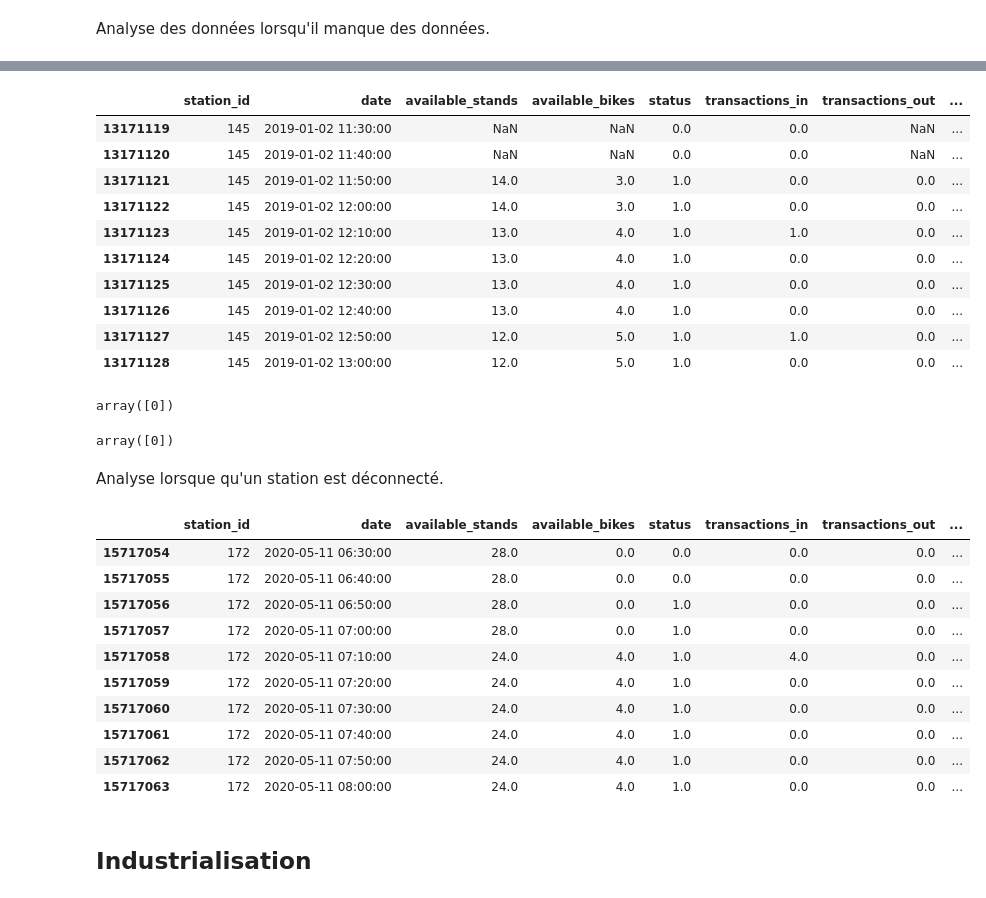
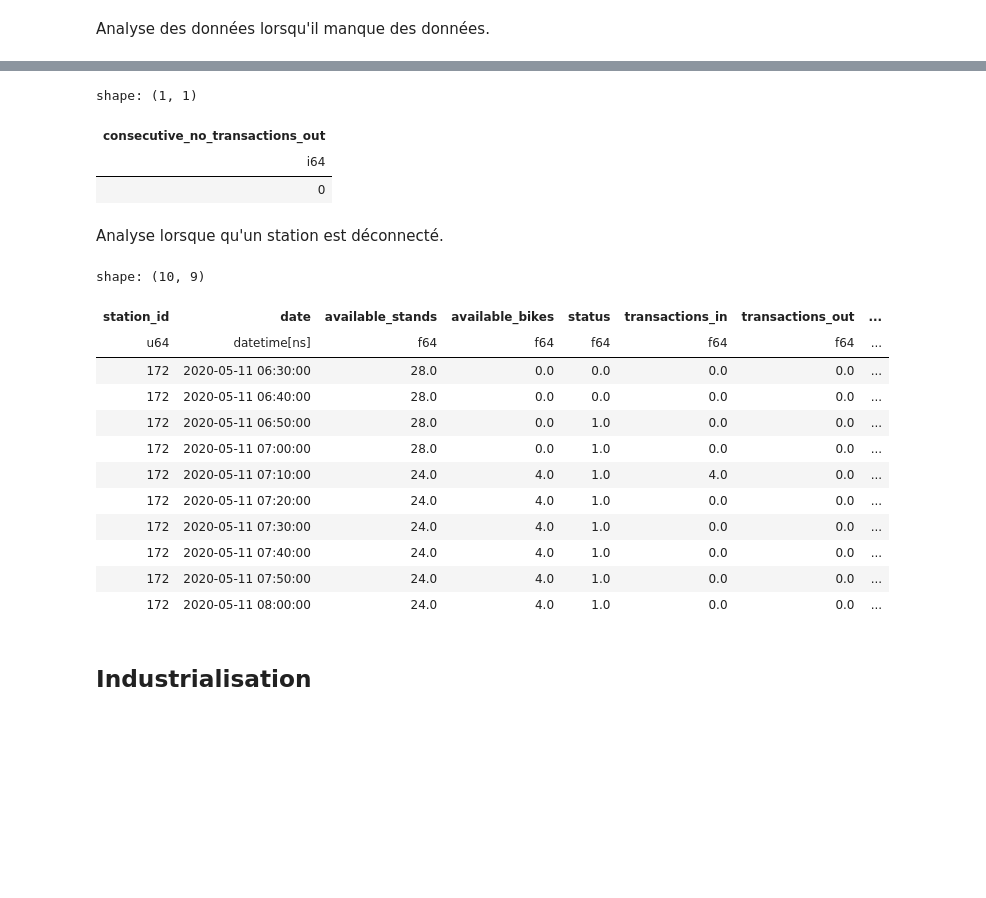
Before and after one commit to armgilles/vcub_keeper, a Jupyter notebook: notebooks/02_Features/04_consecutive_no_transactions_out #10.ipynb, the cells around one changed output, grey strips where cells are left out. Cells and saved outputs as stored; diff of their text form; code cells hidden in the pictures; blank space fills up the shorter version.

```diff
--- a/notebooks/02_Features/04_consecutive_no_transactions_out #10.ipynb
+++ b/notebooks/02_Features/04_consecutive_no_transactions_out #10.ipynb
@@ -112,19 +112,0 @@ ts_activity.with_columns(
-# %%
-ts_activity = ts_activity.with_columns(
-    pl.int_ranges(
-        pl.when(
-            (pl.col("transactions_out").shift() == 1)
-            & (pl.col("status") == 1)
-            & (pl.col("available_stands").is_not_null())
-        )
-        .then(1)
-        .otherwise(pl.col("transactions_out"))  # The 0/1 null logic
-        #   .fill_null(0)                                              #
-        .rle_id()  # id of each run/steak
-        .over("station_id")  #     over each group
-        .rle()  # find the length of each run/streak
-        .struct.field("len")  #    extract the length
-    )
-    .flatten()
-    .alias("consecutive_no_transactions_out")
-)
@@ -385,3 +118,9 @@ ts_activity[91650:91660]
+# %%
+# %%timeit
+# new_fonction_pl(ts_activity)
+# 340 ms ± 1.76 ms per loop (mean ± std. dev. of 7 runs, 1 loop each)
+
+ts_activity = new_fonction_pl(ts_activity)
 # %% [markdown]
 Analyse des données lorsqu'il manque des données.
 # %%
@@ -409,41 +154,28 @@ ts_activity[
-# %%
-ts_activity[(ts_activity["station_id"] == station_id) & (ts_activity["date"] >= "2019-01-02 11:30")].head(10)
-# %% [output]
-|  | station_id | date | available_stands | available_bikes | status | transactions_in | transactions_out | ... |
-| 13171119 | 145 | 2019-01-02 11:30:00 | NaN | NaN | 0.0 | 0.0 | NaN | ... |
-| 13171120 | 145 | 2019-01-02 11:40:00 | NaN | NaN | 0.0 | 0.0 | NaN | ... |
-| 13171121 | 145 | 2019-01-02 11:50:00 | 14.0 | 3.0 | 1.0 | 0.0 | 0.0 | ... |
-| 13171122 | 145 | 2019-01-02 12:00:00 | 14.0 | 3.0 | 1.0 | 0.0 | 0.0 | ... |
-| 13171123 | 145 | 2019-01-02 12:10:00 | 13.0 | 4.0 | 1.0 | 1.0 | 0.0 | ... |
-| 13171124 | 145 | 2019-01-02 12:20:00 | 13.0 | 4.0 | 1.0 | 0.0 | 0.0 | ... |
-| 13171125 | 145 | 2019-01-02 12:30:00 | 13.0 | 4.0 | 1.0 | 0.0 | 0.0 | ... |
-| 13171126 | 145 | 2019-01-02 12:40:00 | 13.0 | 4.0 | 1.0 | 0.0 | 0.0 | ... |
-| 13171127 | 145 | 2019-01-02 12:50:00 | 12.0 | 5.0 | 1.0 | 1.0 | 0.0 | ... |
-| 13171128 | 145 | 2019-01-02 13:00:00 | 12.0 | 5.0 | 1.0 | 0.0 | 0.0 | ... |
 # %%
-ts_activity[ts_activity["available_stands"].isna()].consecutive_no_transactions_out.unique()
+ts_activity.filter(pl.col("available_stands").is_null()).select("consecutive_no_transactions_out").unique()
 # %% [output]
-array([0])
+shape: (1, 1)
+| consecutive_no_transactions_out |
+| i64 |
+| 0 |
-# %%
-ts_activity[ts_activity["available_bikes"].isna()].consecutive_no_transactions_out.unique()
-# %% [output]
-array([0])
 # %% [markdown]
 Analyse lorsque qu'un station est déconnecté.
 # %%
 station_id = 172
-ts_activity[(ts_activity["station_id"] == station_id) & (ts_activity["date"] >= "2020-05-11 06:30")].head(10)
+ts_activity.filter((pl.col("station_id") == station_id) & (pl.col("date") >= datetime(2020, 5, 11, 6, 30))).head(10)
 # %% [output]
+shape: (10, 9)
-|  | station_id | date | available_stands | available_bikes | status | transactions_in | transactions_out | ... |
-| 15717054 | 172 | 2020-05-11 06:30:00 | 28.0 | 0.0 | 0.0 | 0.0 | 0.0 | ... |
-| 15717055 | 172 | 2020-05-11 06:40:00 | 28.0 | 0.0 | 0.0 | 0.0 | 0.0 | ... |
-| 15717056 | 172 | 2020-05-11 06:50:00 | 28.0 | 0.0 | 1.0 | 0.0 | 0.0 | ... |
-| 15717057 | 172 | 2020-05-11 07:00:00 | 28.0 | 0.0 | 1.0 | 0.0 | 0.0 | ... |
-| 15717058 | 172 | 2020-05-11 07:10:00 | 24.0 | 4.0 | 1.0 | 4.0 | 0.0 | ... |
-| 15717059 | 172 | 2020-05-11 07:20:00 | 24.0 | 4.0 | 1.0 | 0.0 | 0.0 | ... |
-| 15717060 | 172 | 2020-05-11 07:30:00 | 24.0 | 4.0 | 1.0 | 0.0 | 0.0 | ... |
-| 15717061 | 172 | 2020-05-11 07:40:00 | 24.0 | 4.0 | 1.0 | 0.0 | 0.0 | ... |
-| 15717062 | 172 | 2020-05-11 07:50:00 | 24.0 | 4.0 | 1.0 | 0.0 | 0.0 | ... |
-| 15717063 | 172 | 2020-05-11 08:00:00 | 24.0 | 4.0 | 1.0 | 0.0 | 0.0 | ... |
+| station_id | date | available_stands | available_bikes | status | transactions_in | transactions_out | ... |
+| u64 | datetime[ns] | f64 | f64 | f64 | f64 | f64 | ... |
+| 172 | 2020-05-11 06:30:00 | 28.0 | 0.0 | 0.0 | 0.0 | 0.0 | ... |
+| 172 | 2020-05-11 06:40:00 | 28.0 | 0.0 | 0.0 | 0.0 | 0.0 | ... |
+| 172 | 2020-05-11 06:50:00 | 28.0 | 0.0 | 1.0 | 0.0 | 0.0 | ... |
+| 172 | 2020-05-11 07:00:00 | 28.0 | 0.0 | 1.0 | 0.0 | 0.0 | ... |
+| 172 | 2020-05-11 07:10:00 | 24.0 | 4.0 | 1.0 | 4.0 | 0.0 | ... |
+| 172 | 2020-05-11 07:20:00 | 24.0 | 4.0 | 1.0 | 0.0 | 0.0 | ... |
+| 172 | 2020-05-11 07:30:00 | 24.0 | 4.0 | 1.0 | 0.0 | 0.0 | ... |
+| 172 | 2020-05-11 07:40:00 | 24.0 | 4.0 | 1.0 | 0.0 | 0.0 | ... |
+| 172 | 2020-05-11 07:50:00 | 24.0 | 4.0 | 1.0 | 0.0 | 0.0 | ... |
+| 172 | 2020-05-11 08:00:00 | 24.0 | 4.0 | 1.0 | 0.0 | 0.0 | ... |
 # %% [markdown]
 ## Industrialisation
```
Also changed, not shown: parts of 43 cells of this notebook.
